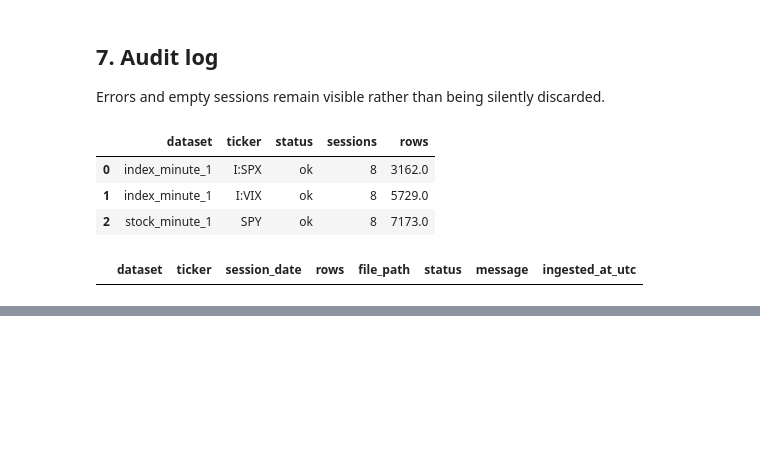
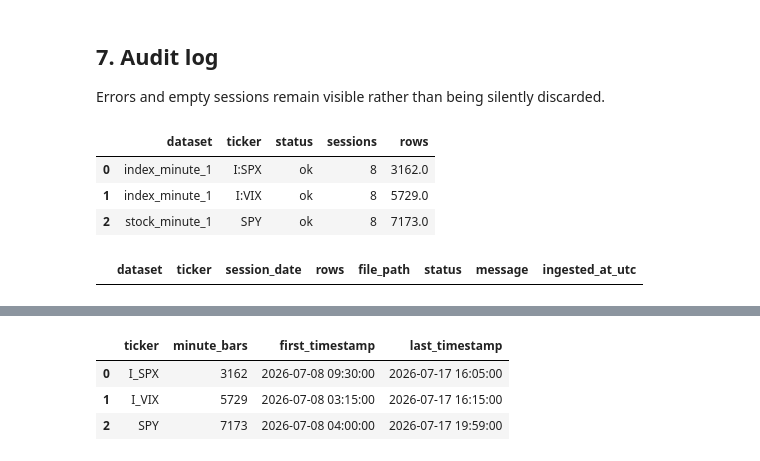
Before and after one commit to Ferreter/Dissertation, a Jupyter notebook: massive_database_starter.ipynb, the cells around one changed output, grey strips where cells are left out. Drawn from its saved outputs; the diff is of its cells as text; code cells hidden in the pictures; blank space fills up the shorter version.

```diff
--- a/massive_database_starter.ipynb
+++ b/massive_database_starter.ipynb
@@ -461,0 +515,22 @@ After the underlying download is complete, build a canonical session calendar, a
+# %%
+register_parquet_views(con, DATA_ROOT)
+
+display(
+    con.execute(
+        """
+        SELECT
+            ticker,
+            COUNT(*) AS minute_bars,
+            MIN(timestamp_et) AS first_timestamp,
+            MAX(timestamp_et) AS last_timestamp
+        FROM underlying_minute_1
+        GROUP BY ticker
+        ORDER BY ticker
+        """
+    ).df()
+)
+# %% [output]
+|  | ticker | minute_bars | first_timestamp | last_timestamp |
+| 0 | I_SPX | 3162 | 2026-07-08 09:30:00 | 2026-07-17 16:05:00 |
+| 1 | I_VIX | 5729 | 2026-07-08 03:15:00 | 2026-07-17 16:15:00 |
+| 2 | SPY | 7173 | 2026-07-08 04:00:00 | 2026-07-17 19:59:00 |
```
Also changed, not shown: parts of 6 cells of this notebook.
